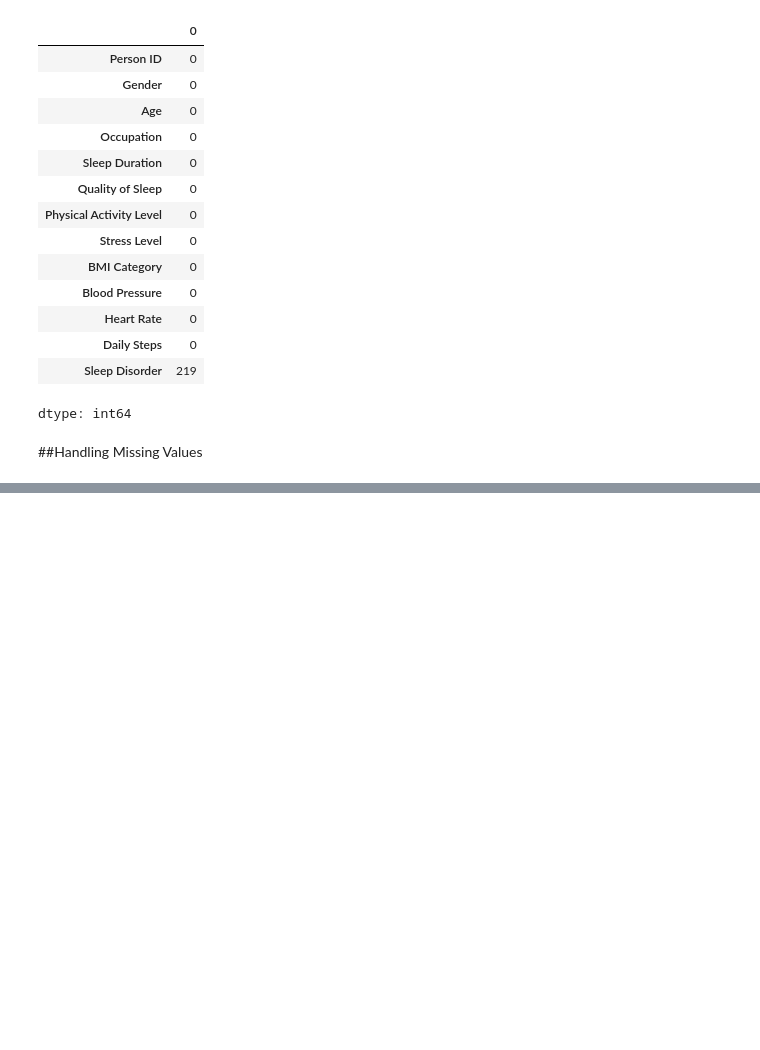
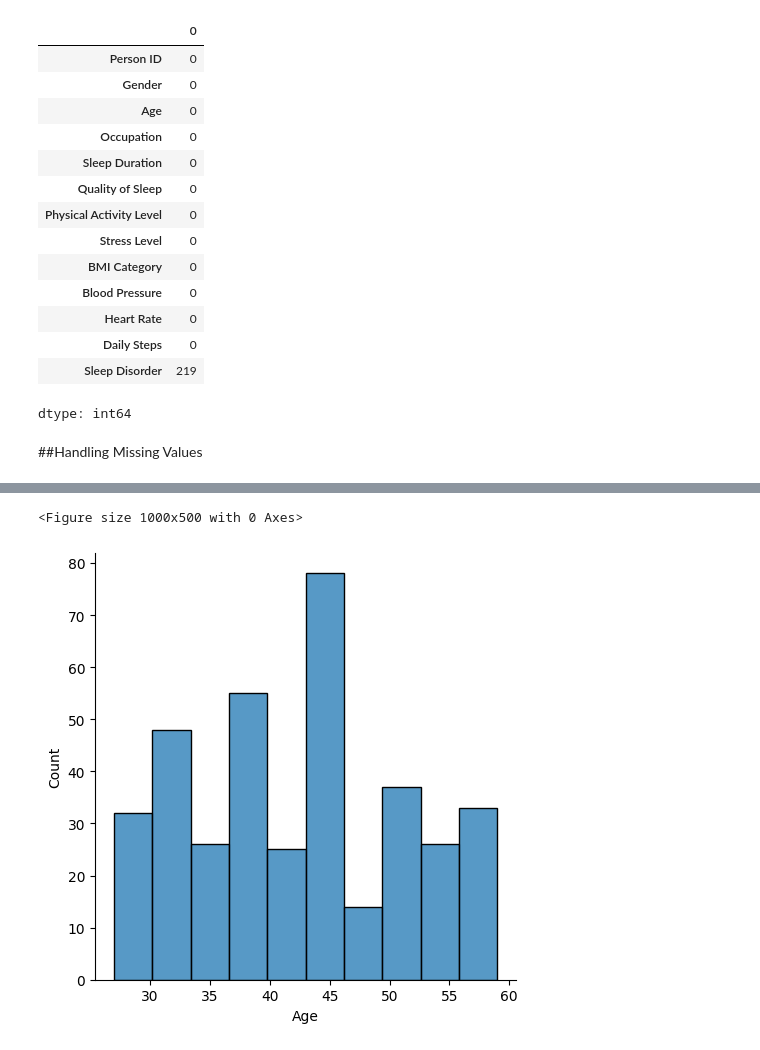
Before and after one commit to HMBinara/ML_Project, a Jupyter notebook: Health_&_Fitness_Improvement_Predictor.ipynb, the cells around one changed output, grey strips where cells are left out. Drawn from its saved outputs; the diff is of its cells as text; code cells hidden in the pictures; blank space fills up the shorter version.

```diff
--- a/Health_&_Fitness_Improvement_Predictor.ipynb
+++ b/Health_&_Fitness_Improvement_Predictor.ipynb
@@ -98,0 +101,3 @@ dtype: int64
+# %%
+mode_of_Sleep_Disorder = data.pivot_table(values='Sleep Disorder', columns='Quality of Sleep', aggfunc=(lambda x: x.mode()[0]))
+print(mode_of_Sleep_Disorder)
@@ -98,0 +110,3 @@ dtype: int64
+# %%
+missing_value = data['Sleep Disorder'].isnull()
+print(missing_value)
@@ -98,0 +126,2 @@ dtype: int64
+# %%
+data.loc[missing_value, 'Sleep Disorder'] = data.loc[missing_value, 'Quality of Sleep'].apply(lambda x: mode_of_Sleep_Disorder[x])
@@ -98,0 +161,8 @@ dtype: int64
+# %%
+#Age Distribution
+plt.figure(figsize=(10,5))
+sns.displot(data['Age'])
+plt.show()
+# %% [output]
+<Figure size 1000x500 with 0 Axes>
+[figure, added]
```
Also changed, not shown: parts of 13 cells of this notebook.
